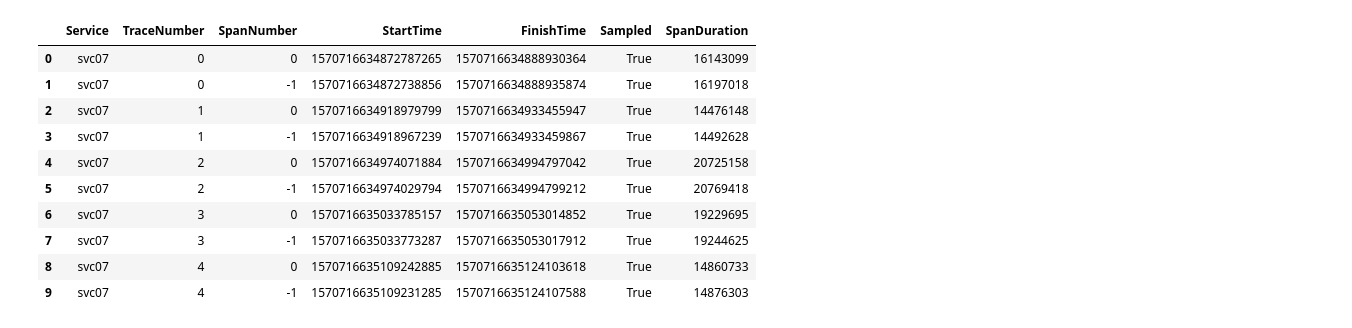
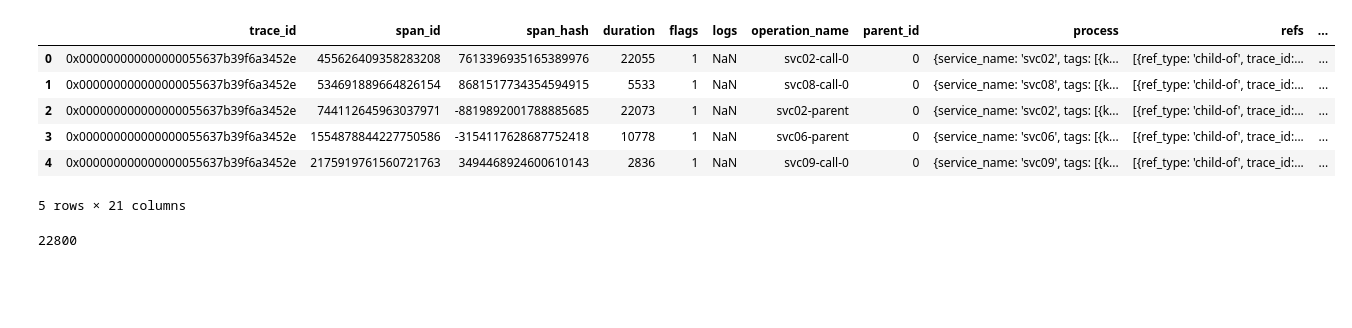
Before and after one commit to dominik-/t-race, a Jupyter notebook: analysis.ipynb, the cells around one changed output. Saved outputs shown, nothing was run; the diff lists cells and outputs as text; code cells hidden in the pictures; blank space fills up the shorter version.

```diff
--- a/analysis.ipynb
+++ b/analysis.ipynb
@@ -8,7 +8,7 @@ import os
 folder_bench='results-'
 folder_cass='results-cassandra'
 #default
-experiment_date='2019-10-10T161034'
+experiment_date='2019-10-11T160614'
 #large baggage
 #experiment_date='2019-10-02T151015'
 files = []
@@ -21,32 +21,31 @@ with os.scandir(folder) as it:
 # %%
 data = pd.concat([pd.read_csv(f) for f in files])
 traces = pd.read_csv(folder_cass+'/'+'traces-'+experiment_date+'.csv')
-# %%
-dft = pd.DataFrame(traces)
-df = pd.DataFrame(data)
-df['SpanDuration'] = df.FinishTime - df.StartTime
-df.head(10)
-# %% [output]
-|  | Service | TraceNumber | SpanNumber | StartTime | FinishTime | Sampled | SpanDuration |
-| 0 | svc07 | 0 | 0 | 1570716634872787265 | 1570716634888930364 | True | 16143099 |
-| 1 | svc07 | 0 | -1 | 1570716634872738856 | 1570716634888935874 | True | 16197018 |
-| 2 | svc07 | 1 | 0 | 1570716634918979799 | 1570716634933455947 | True | 14476148 |
-| 3 | svc07 | 1 | -1 | 1570716634918967239 | 1570716634933459867 | True | 14492628 |
-| 4 | svc07 | 2 | 0 | 1570716634974071884 | 1570716634994797042 | True | 20725158 |
-| 5 | svc07 | 2 | -1 | 1570716634974029794 | 1570716634994799212 | True | 20769418 |
-| 6 | svc07 | 3 | 0 | 1570716635033785157 | 1570716635053014852 | True | 19229695 |
-| 7 | svc07 | 3 | -1 | 1570716635033773287 | 1570716635053017912 | True | 19244625 |
-| 8 | svc07 | 4 | 0 | 1570716635109242885 | 1570716635124103618 | True | 14860733 |
-| 9 | svc07 | 4 | -1 | 1570716635109231285 | 1570716635124107588 | True | 14876303 |
+# %%
+dft = pd.DataFrame(traces)
+df = pd.DataFrame(data)
+if len(df) != len(dft):
+    print("Length of datasets is different!!")
+df_merged = pd.merge(dft, df, how='outer', left_on=['trace_id', 'span_id'], right_on=['TraceID','SpanID'], copy=False)
+df_merged.head(5)
+# %% [output]
+|  | trace_id | span_id | span_hash | duration | flags | logs | operation_name | parent_id | process | refs | ... |
+| 0 | 0x000000000000000055637b39f6a3452e | 455626409358283208 | 7613396935165389976 | 22055 | 1 | NaN | svc02-call-0 | 0 | {service_name: 'svc02', tags: [{k... | [{ref_type: 'child-of', trace_id:... | ... |
+| 1 | 0x000000000000000055637b39f6a3452e | 534691889664826154 | 8681517734354594915 | 5533 | 1 | NaN | svc08-call-0 | 0 | {service_name: 'svc08', tags: [{k... | [{ref_type: 'child-of', trace_id:... | ... |
+| 2 | 0x000000000000000055637b39f6a3452e | 744112645963037971 | -8819892001788885685 | 22073 | 1 | NaN | svc02-parent | 0 | {service_name: 'svc02', tags: [{k... | [{ref_type: 'child-of', trace_id:... | ... |
+| 3 | 0x000000000000000055637b39f6a3452e | 1554878844227750586 | -3154117628687752418 | 10778 | 1 | NaN | svc06-parent | 0 | {service_name: 'svc06', tags: [{k... | [{ref_type: 'child-of', trace_id:... | ... |
+| 4 | 0x000000000000000055637b39f6a3452e | 2175919761560721763 | 3494468924600610143 | 2836 | 1 | NaN | svc09-call-0 | 0 | {service_name: 'svc09', tags: [{k... | [{ref_type: 'child-of', trace_id:... | ... |
+5 rows × 21 columns
 # %%
-df_transformed = df.copy()
-df_transformed.StartTime = df.StartTime / 1000.0
-df_transformed.FinishTime = df.FinishTime / 1000.0
-df_transformed.SpanDuration = df.SpanDuration / 1000.0
-df_transformed = df_transformed.astype({'StartTime': 'int64', 'FinishTime': 'int64', 'SpanDuration': 'int64'})
+df_merged['SpanDuration'] = df_merged['FinishTime'] - df_merged['StartTime']
+df_merged.StartTime = df_merged.StartTime / 1000.0
+df_merged.FinishTime = df_merged.FinishTime / 1000.0
+df_merged.SpanDuration = df_merged.SpanDuration / 1000.0
+df_merged = df_merged.astype({'StartTime': 'int64', 'FinishTime': 'int64', 'SpanDuration': 'int64'})
 #Filter non-sampled span data
-df_transformed = df_transformed.loc[df_transformed['Sampled']]
-df_transformed = df_transformed.sort_values(by = 'StartTime')
-df_transformed.reset_index(drop=True, inplace=True)
-dft_sorted = dft.sort_values(by = 'start_time')
-dft_sorted.reset_index(drop=True, inplace=True)
+df_merged = df_merged.loc[df_merged['Sampled']]
+df_merged = df_merged.sort_values(by = ['trace_id', 'StartTime'])
+df_merged.reset_index(drop=True, inplace=True)
+len(df_merged)
+# %% [output]
+22800
```
Also changed, not shown: parts of 10 cells of this notebook, 3 other files.
